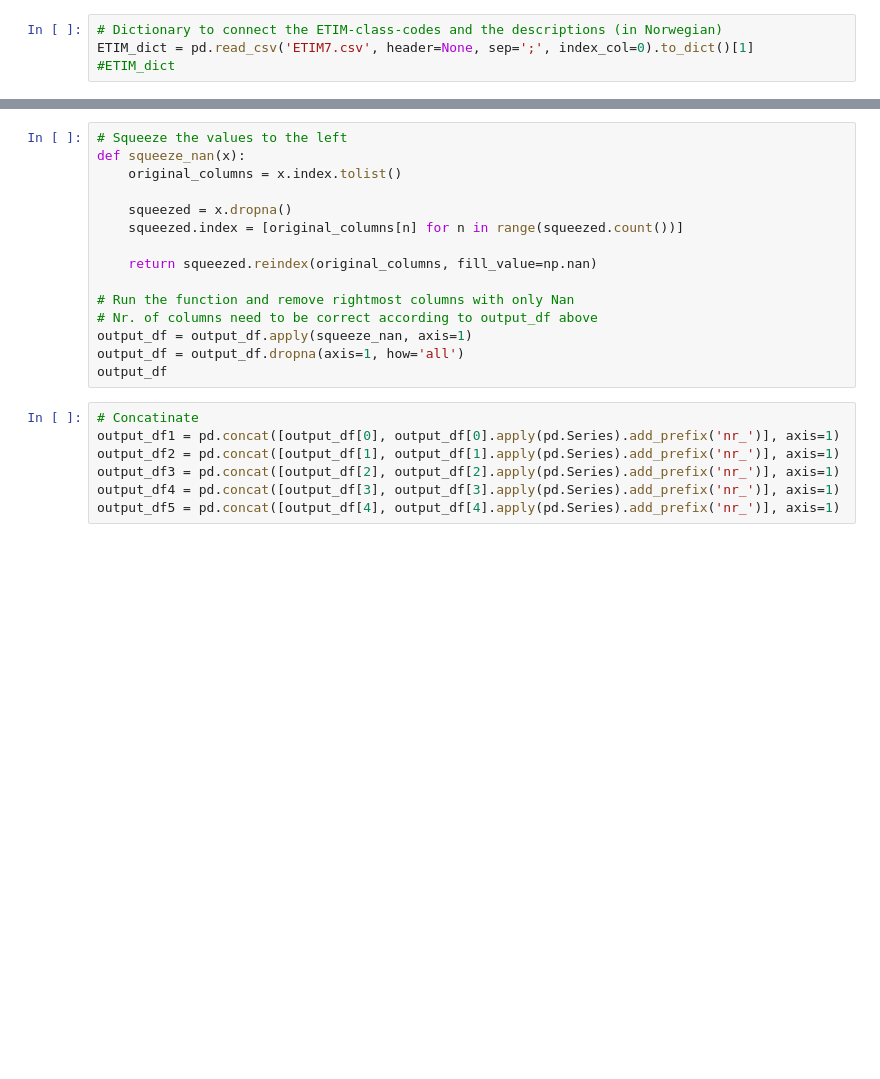
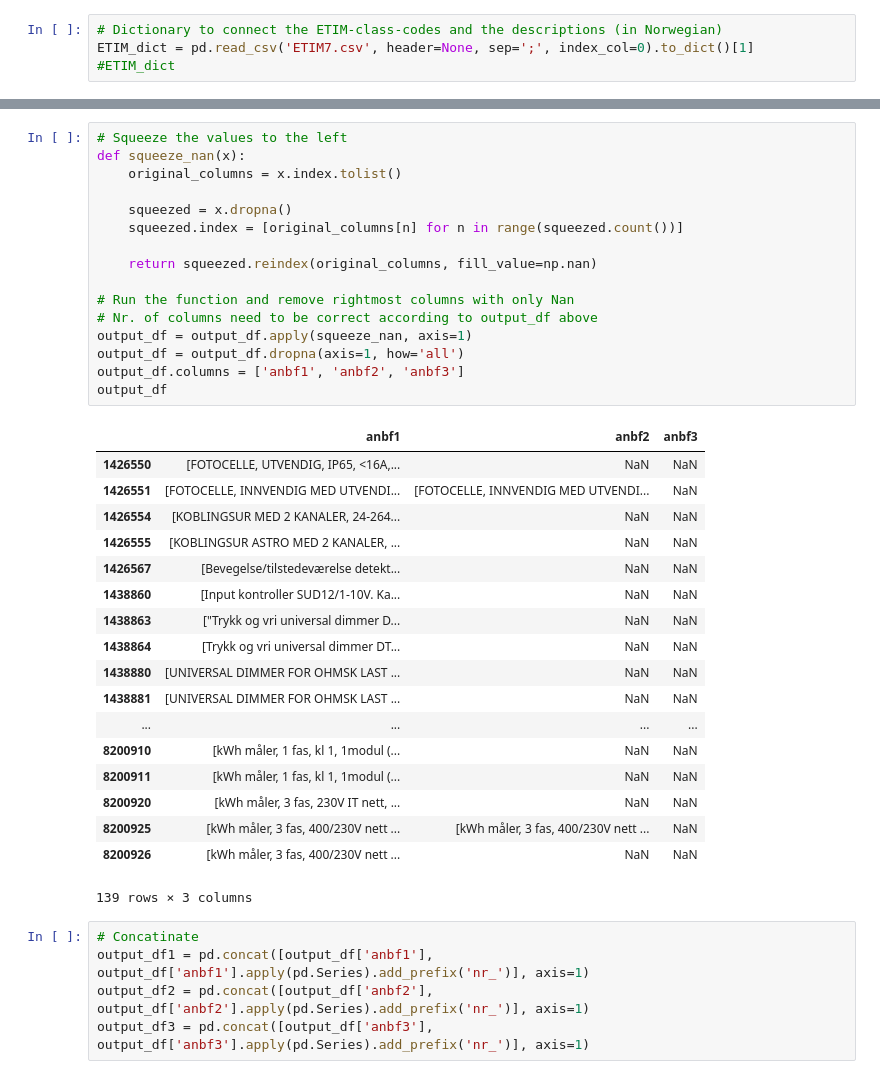
Before and after one commit to pkgranholt/ETIM-classification, a Jupyter notebook: Machine_learning_for_implementation.ipynb, the cells around one changed output, grey strips where cells are left out. Cells and saved outputs as stored; diff of their text form; blank space fills up the shorter version.

```diff
--- a/Machine_learning_for_implementation.ipynb
+++ b/Machine_learning_for_implementation.ipynb
@@ -230,24 +252,42 @@ output_df
 # %%
 # Squeeze the values to the left
 def squeeze_nan(x):
     original_columns = x.index.tolist()
 
     squeezed = x.dropna()
     squeezed.index = [original_columns[n] for n in range(squeezed.count())]
 
     return squeezed.reindex(original_columns, fill_value=np.nan)
 
 # Run the function and remove rightmost columns with only Nan
 # Nr. of columns need to be correct according to output_df above
 output_df = output_df.apply(squeeze_nan, axis=1)
 output_df = output_df.dropna(axis=1, how='all')
+output_df.columns = ['anbf1', 'anbf2', 'anbf3']
 output_df
+# %% [output]
+|  | anbf1 | anbf2 | anbf3 |
+| 1426550 | [FOTOCELLE, UTVENDIG, IP65, <16A,... | NaN | NaN |
+| 1426551 | [FOTOCELLE, INNVENDIG MED UTVENDI... | [FOTOCELLE, INNVENDIG MED UTVENDI... | NaN |
+| 1426554 | [KOBLINGSUR MED 2 KANALER, 24-264... | NaN | NaN |
+| 1426555 | [KOBLINGSUR ASTRO MED 2 KANALER, ... | NaN | NaN |
+| 1426567 | [Bevegelse/tilstedeværelse detekt... | NaN | NaN |
+| 1438860 | [Input kontroller SUD12/1-10V. Ka... | NaN | NaN |
+| 1438863 | ["Trykk og vri universal dimmer D... | NaN | NaN |
+| 1438864 | [Trykk og vri universal dimmer DT... | NaN | NaN |
+| 1438880 | [UNIVERSAL DIMMER FOR OHMSK LAST ... | NaN | NaN |
+| 1438881 | [UNIVERSAL DIMMER FOR OHMSK LAST ... | NaN | NaN |
+| ... | ... | ... | ... |
+| 8200910 | [kWh måler, 1 fas, kl 1, 1modul (... | NaN | NaN |
+| 8200911 | [kWh måler, 1 fas, kl 1, 1modul (... | NaN | NaN |
+| 8200920 | [kWh måler, 3 fas, 230V IT nett, ... | NaN | NaN |
+| 8200925 | [kWh måler, 3 fas, 400/230V nett ... | [kWh måler, 3 fas, 400/230V nett ... | NaN |
+| 8200926 | [kWh måler, 3 fas, 400/230V nett ... | NaN | NaN |
+139 rows × 3 columns
 # %%
 # Concatinate
-output_df1 = pd.concat([output_df[0], output_df[0].apply(pd.Series).add_prefix('nr_')], axis=1)
-output_df2 = pd.concat([output_df[1], output_df[1].apply(pd.Series).add_prefix('nr_')], axis=1)
-output_df3 = pd.concat([output_df[2], output_df[2].apply(pd.Series).add_prefix('nr_')], axis=1)
-output_df4 = pd.concat([output_df[3], output_df[3].apply(pd.Series).add_prefix('nr_')], axis=1)
-output_df5 = pd.concat([output_df[4], output_df[4].apply(pd.Series).add_prefix('nr_')], axis=1)
+output_df1 = pd.concat([output_df['anbf1'], output_df['anbf1'].apply(pd.Series).add_prefix('nr_')], axis=1)
+output_df2 = pd.concat([output_df['anbf2'], output_df['anbf2'].apply(pd.Series).add_prefix('nr_')], axis=1)
+output_df3 = pd.concat([output_df['anbf3'], output_df['anbf3'].apply(pd.Series).add_prefix('nr_')], axis=1)
 # %%
 # Concatinate files
```
Also changed, not shown: parts of 22 cells of this notebook, 1 other file.
